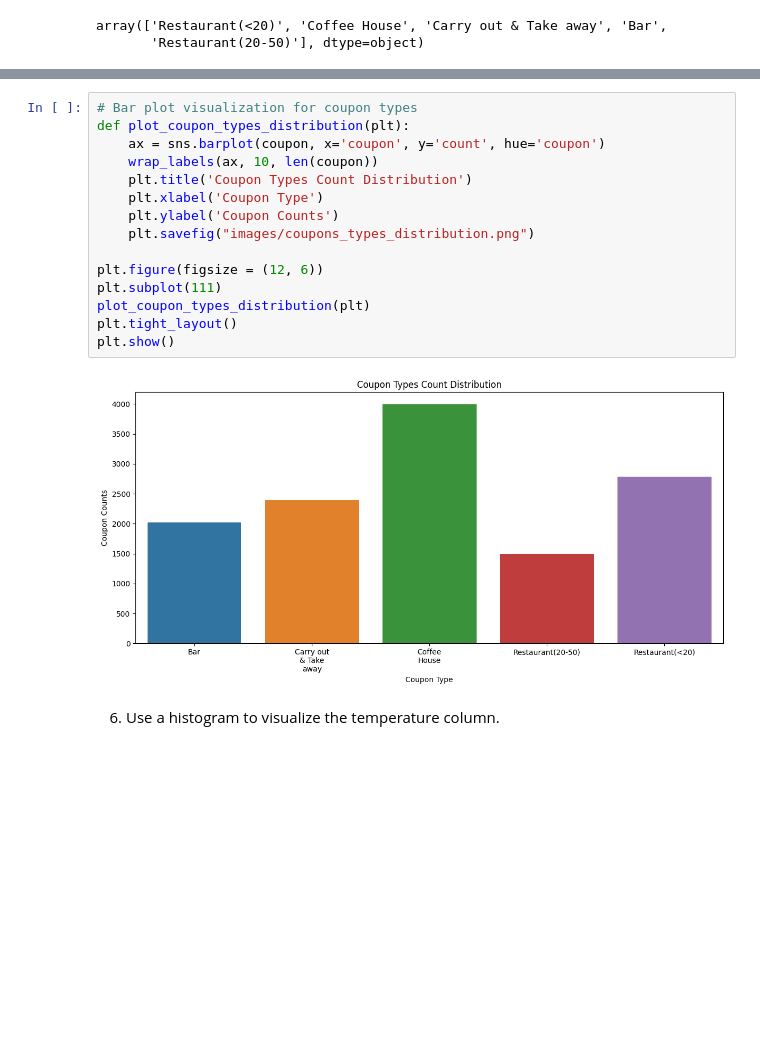
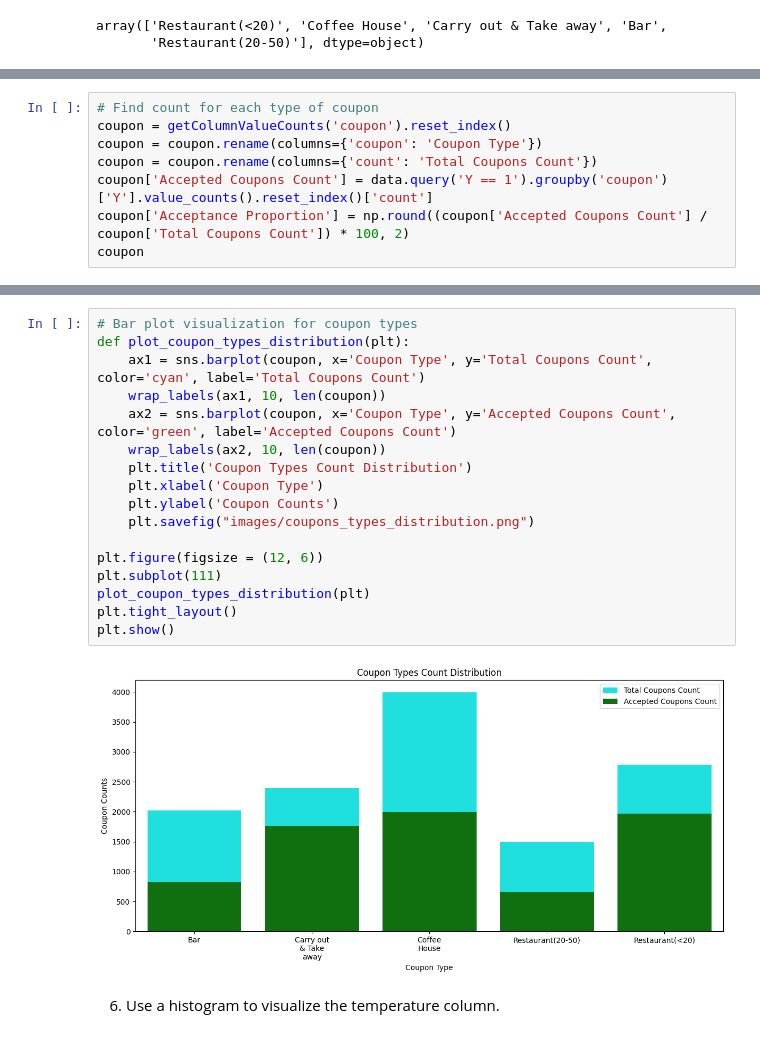
Before and after one commit to atewari-bot/driving-coupon, a Jupyter notebook: prompt.ipynb, the cells around one changed output, grey strips where cells are left out. Drawn from its saved outputs; the diff is of its cells as text; blank space fills up the shorter version.

Commit message:
Add coupon types distribution

```diff
--- a/prompt.ipynb
+++ b/prompt.ipynb
@@ -411,0 +401,8 @@ coupon
+# %%
+# Find count for each type of coupon
+coupon = getColumnValueCounts('coupon').reset_index()
+coupon = coupon.rename(columns={'coupon': 'Coupon Type'})
+coupon = coupon.rename(columns={'count': 'Total Coupons Count'})
+coupon['Accepted Coupons Count'] = data.query('Y == 1').groupby('coupon')['Y'].value_counts().reset_index()['count']
+coupon['Acceptance Proportion'] = np.round((coupon['Accepted Coupons Count'] / coupon['Total Coupons Count']) * 100, 2)
+coupon
@@ -412,20 +416,22 @@ coupon
 # %%
 # Bar plot visualization for coupon types
 def plot_coupon_types_distribution(plt):
-    ax = sns.barplot(coupon, x='coupon', y='count', hue='coupon')
-    wrap_labels(ax, 10, len(coupon))
+    ax1 = sns.barplot(coupon, x='Coupon Type', y='Total Coupons Count', color='cyan', label='Total Coupons Count')
+    wrap_labels(ax1, 10, len(coupon))
+    ax2 = sns.barplot(coupon, x='Coupon Type', y='Accepted Coupons Count', color='green', label='Accepted Coupons Count')
+    wrap_labels(ax2, 10, len(coupon))
     plt.title('Coupon Types Count Distribution')
     plt.xlabel('Coupon Type')
     plt.ylabel('Coupon Counts')
     plt.savefig("images/coupons_types_distribution.png")
 
 plt.figure(figsize = (12, 6))
 plt.subplot(111)
 plot_coupon_types_distribution(plt)
 plt.tight_layout()
 plt.show()
 # %% [output]
-[figure, old version]
+[figure, new version]
 # %% [markdown]
 6. Use a histogram to visualize the temperature column.
 # %%
```
Also changed, not shown: parts of 2 cells of this notebook, 2 other files.
